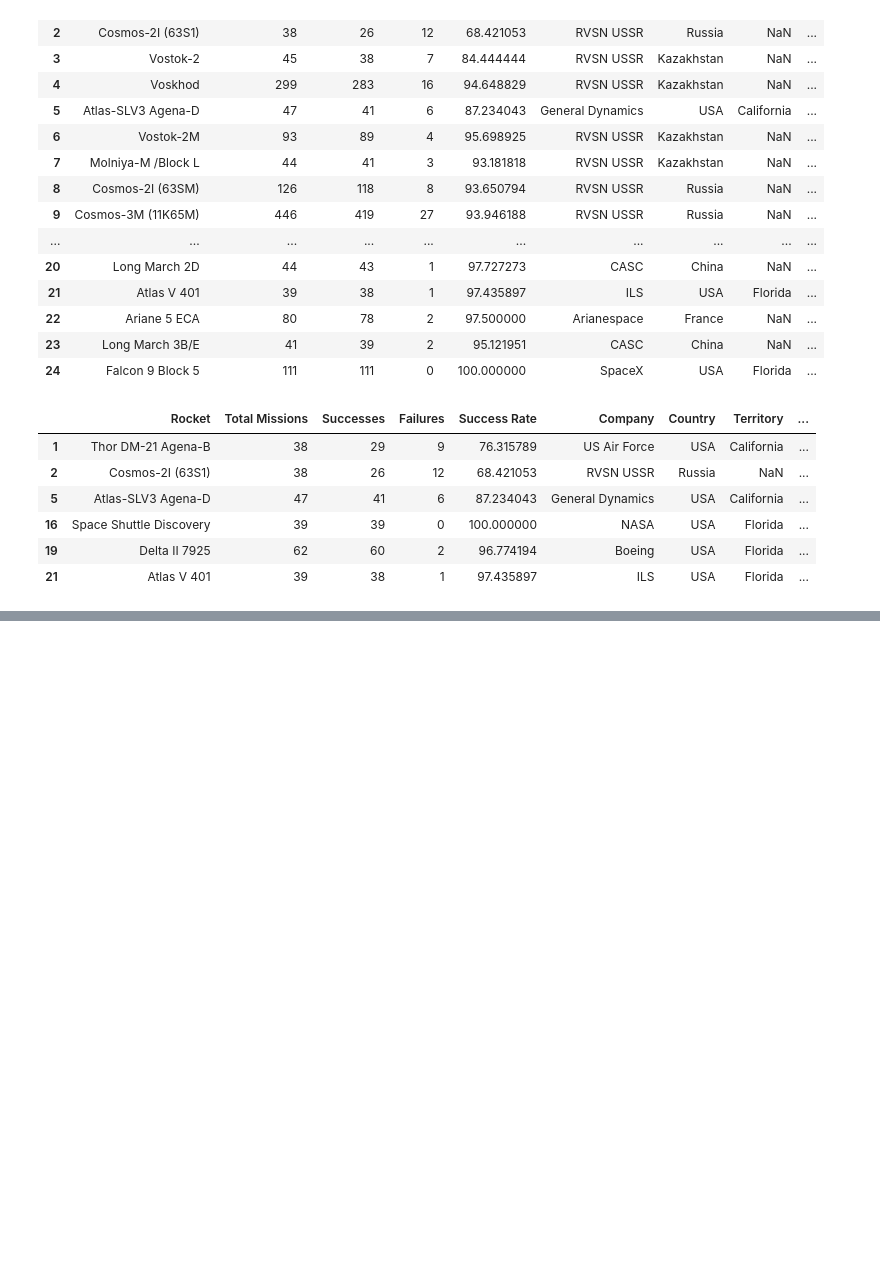
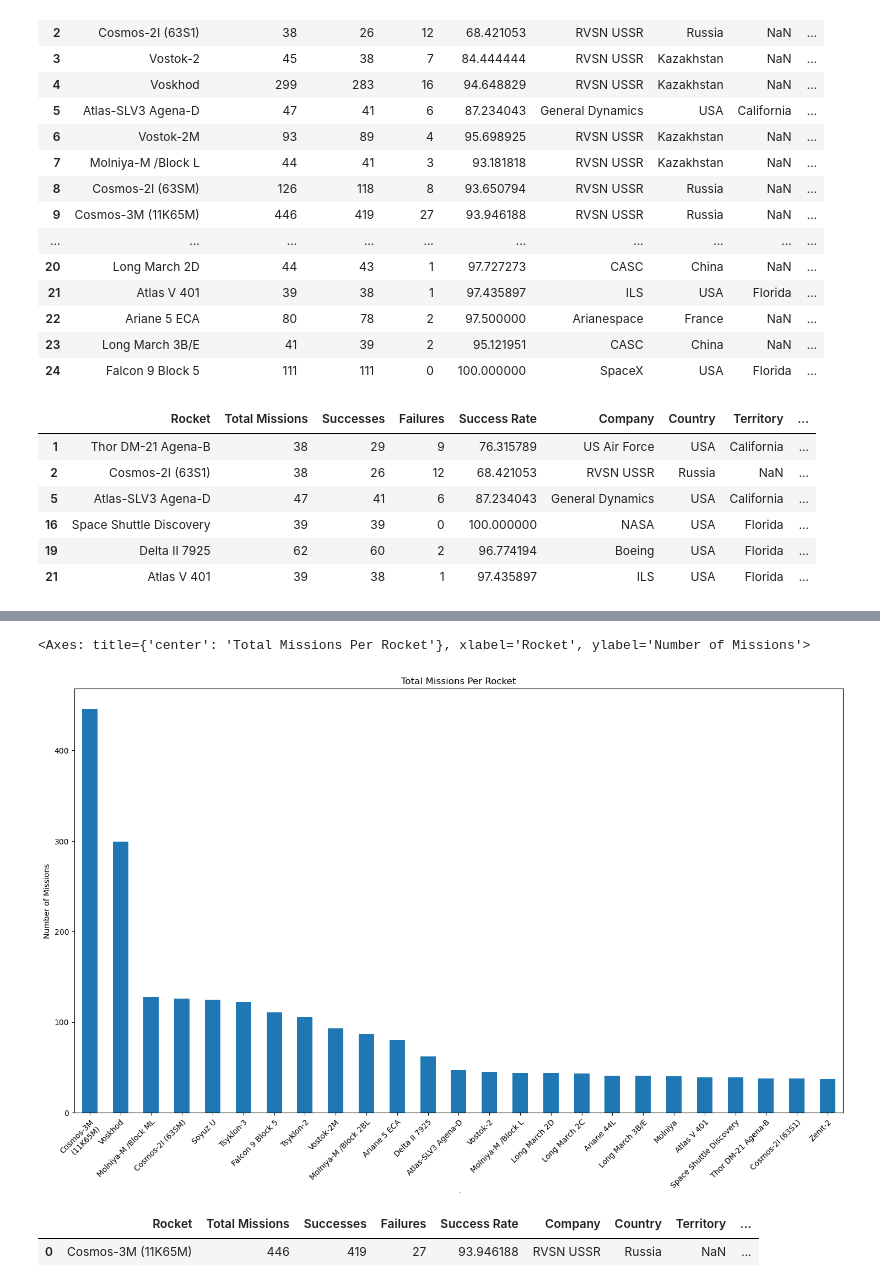
Before and after one commit to maparisio/Space_Mission_Project, a Jupyter notebook: rocket_usage_analysis.ipynb, the cells around one changed output, grey strips where cells are left out. Cells and saved outputs as stored; diff of their text form; code cells hidden in the pictures; blank space fills up the shorter version.

```diff
--- a/rocket_usage_analysis.ipynb
+++ b/rocket_usage_analysis.ipynb
@@ -333,0 +398,13 @@ rocket_by_launch_date_active
+# %%
+figure1 = top_25["Total Missions"].plot(kind="bar",
+                                        figsize=(18,10),
+                                        title="Total Missions Per Rocket",
+                                        xlabel="Rocket",
+                                        ylabel="Number of Missions",
+
+)
+figure1.set_xticklabels(top_25["Rocket"], rotation=45, rotation_mode="anchor", ha="right", wrap=True)
+figure1
+# %% [output]
+<Axes: title={'center': 'Total Missions Per Rocket'}, xlabel='Rocket', ylabel='Number of Missions'>
+[figure, added]
@@ -333,0 +414,6 @@ rocket_by_launch_date_active
+# %%
+total_missions_winner = top_25.loc[top_25["Rocket"]=="Cosmos-3M (11K65M)"]
+total_missions_winner
+# %% [output]
+|  | Rocket | Total Missions | Successes | Failures | Success Rate | Company | Country | Territory | ... |
+| 0 | Cosmos-3M (11K65M) | 446 | 419 | 27 | 93.946188 | RVSN USSR | Russia | NaN | ... |
```
Also changed, not shown: parts of 24 cells of this notebook.
